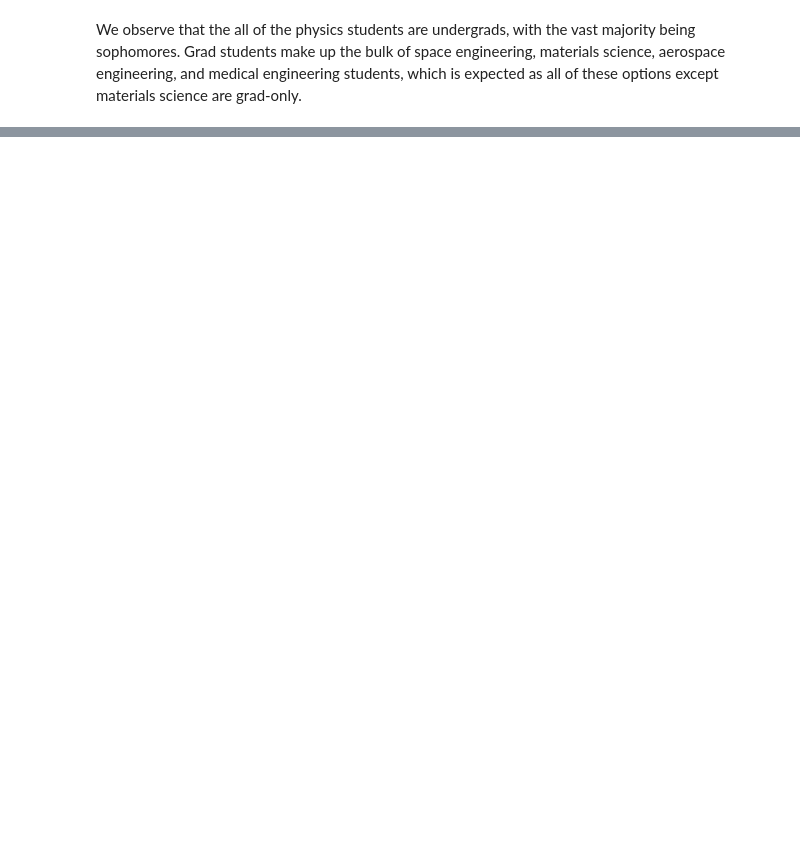
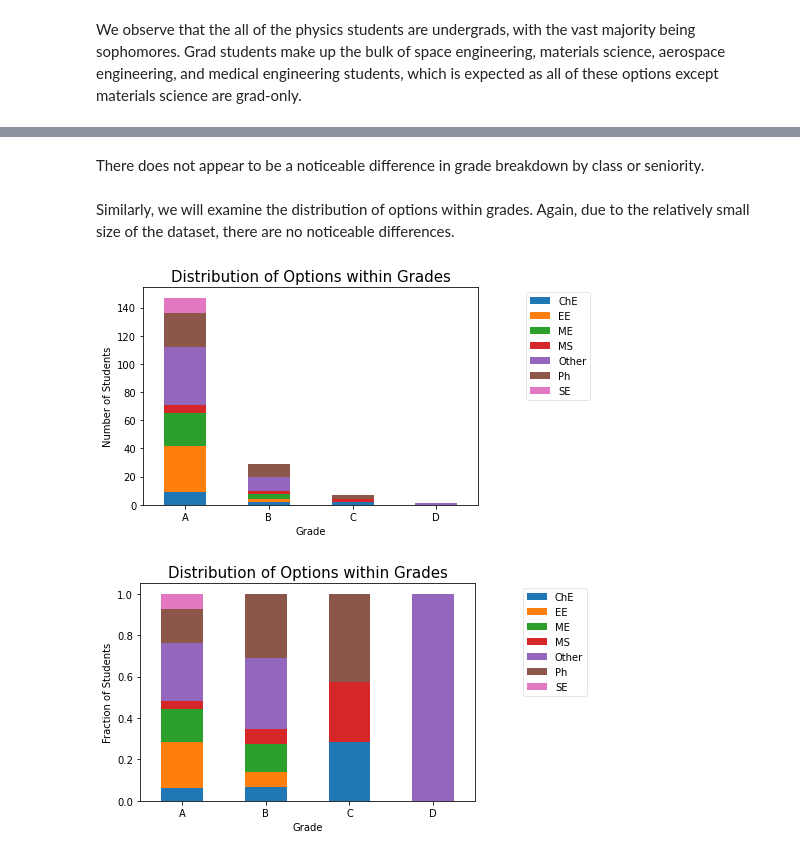
Before and after one commit to amandaliusa/piazza-network-analysis, a Jupyter notebook: visualizations_p_nodes_bar.ipynb, the cells around one changed output, grey strips where cells are left out. Saved outputs shown, nothing was run; the diff lists cells and outputs as text; code cells hidden in the pictures; blank space fills up the shorter version.

```diff
--- a/visualizations_p_nodes_bar.ipynb
+++ b/visualizations_p_nodes_bar.ipynb
@@ -480,0 +314,10 @@ We observe that the all of the physics students are undergrads, with the vast ma
+# %% [markdown]
+There does not appear to be a noticeable difference in grade breakdown by class or seniority.
+# %% [markdown]
+Similarly, we will examine the distribution of options within grades. Again, due to the relatively small size of the dataset, there are no noticeable differences.
+# %%
+stacked_bar_chart(mod_p_nodes, 'Grade', 'Option2', 'Distribution of Options within Grades', False)
+stacked_bar_chart(mod_p_nodes, 'Grade', 'Option2', 'Distribution of Options within Grades', normal='index')
+# %% [output]
+[figure, added]
+[figure, added]
```
Also changed, not shown: parts of 29 cells of this notebook.
